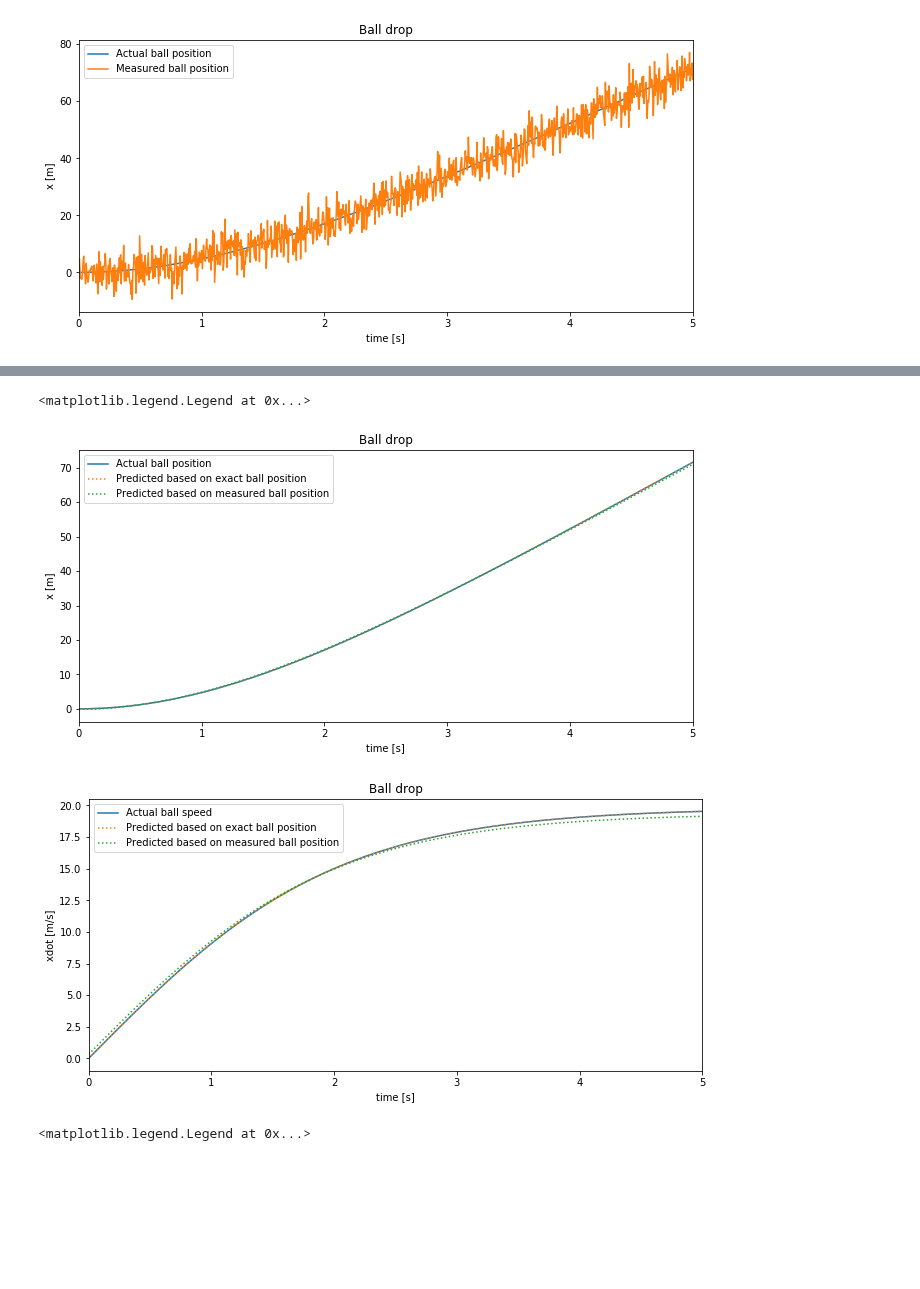
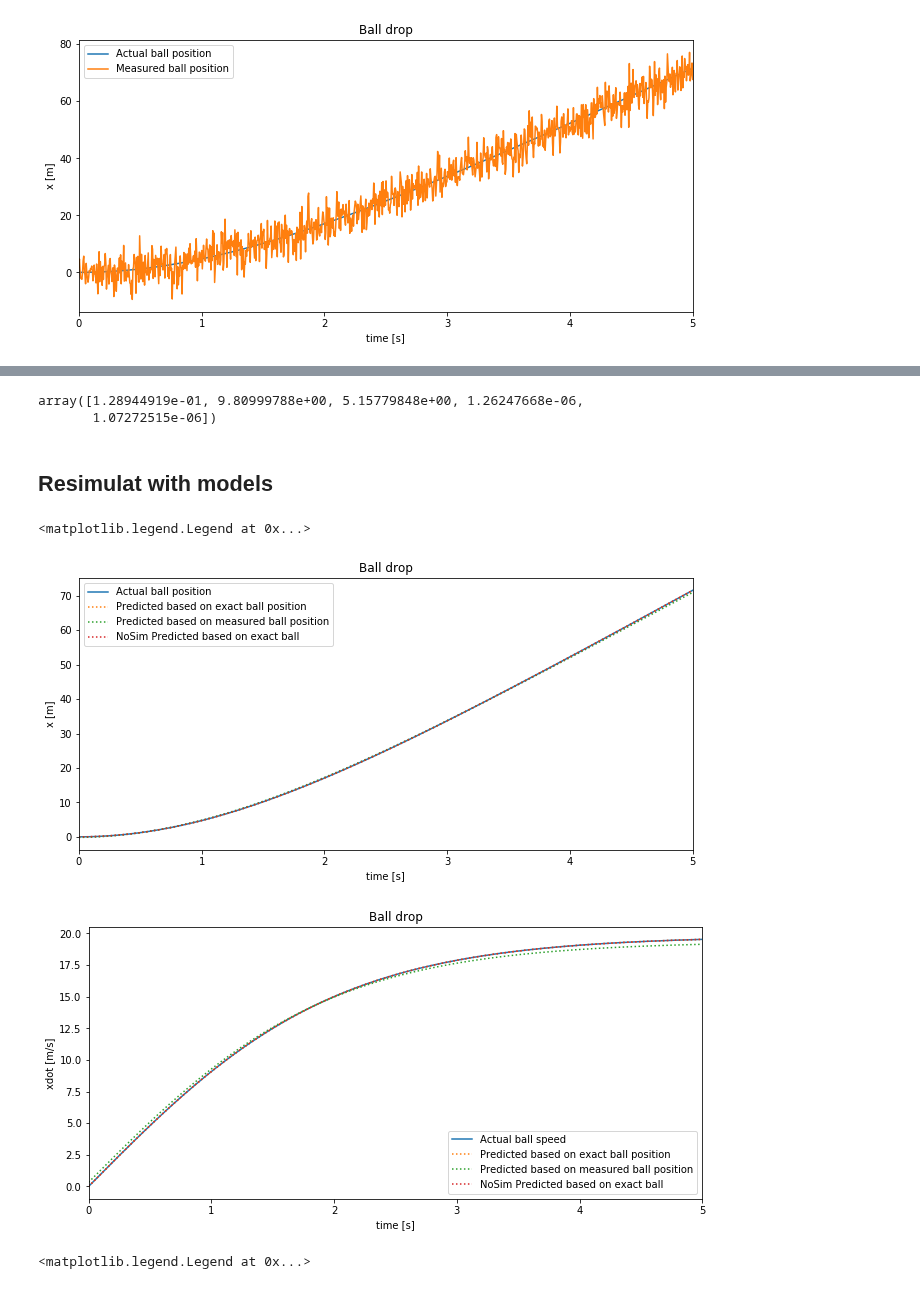
Before and after one commit to martinlarsalbert/rolldecay, a Jupyter notebook: notebooks/01.3_maa_MLE_ball_drop_air.ipynb, the cells around one changed output, grey strips where cells are left out. Drawn from its saved outputs; the diff is of its cells as text; code cells hidden in the pictures; blank space fills up the shorter version.

```diff
--- a/notebooks/01.3_maa_MLE_ball_drop_air.ipynb
+++ b/notebooks/01.3_maa_MLE_ball_drop_air.ipynb
@@ -112,7 +120,7 @@ def f(df,cd,g,m,x0,v0):
 
     return x
 # %%
-def fit(f,df,ydata,p0):
+def fit(f,df,ydata,p0=None):
 
     popt,pcov = curve_fit(f=f,xdata=df,ydata=ydata,p0=p0)
 
@@ -153,0 +164,8 @@ df_parameters.loc[parameters_measure.name] = parameters_measure
+# %%
+def f2(df,g,m,cd):
+    xdot = df['xdot']
+    return calculate_acceleration(g=g,cd=cd,m=m,u=xdot)
+# %%
+parameters_nosim, pcov = fit(f=f2, df=df, ydata=df['xdotdot'])
+parameters_nosim = pd.Series(data=parameters_nosim,name='nosim')
+df_parameters.loc[parameters_nosim.name] = parameters_nosim
@@ -153,0 +192,5 @@ df_parameters.loc[parameters_measure.name] = parameters_measure
+# %%
+result['x']
+# %% [output]
+array([1.28944919e-01, 9.80999788e+00, 5.15779848e+00, 1.26247668e-06,
+       1.07272515e-06])
@@ -154,46 +208,54 @@ df_parameters.loc[parameters_measure.name] = parameters_measure
+# %% [markdown]
+## Resimulat with models
 # %%
 results = df.copy()
 results.drop(columns = ['x','x_measure'], inplace=True)
-
 states = simulate(t=t,**parameters)
 results['x'] = states[:,0]
 results['xdot'] = states[:,1]
 
 results_measure = df.copy()
 results_measure.drop(columns = ['x','x_measure'], inplace=True)
-
 states = simulate(t=t,**parameters_measure)
 results_measure['x'] = states[:,0]
 results_measure['xdot'] = states[:,1]
+
+results_nosim = df.copy()
+results_nosim.drop(columns = ['x','x_measure'], inplace=True)
+states = simulate(t=t,**parameters_nosim,x0=0,v0=0)
+results_nosim['x'] = states[:,0]
+results_nosim['xdot'] = states[:,1]
 # %%
 fig,ax = plt.subplots()
 fig.set_size_inches(11,5)
 
 df.plot(y='x', label = 'Actual ball position', ax=ax)
 results.plot(y='x', label = 'Predicted based on exact ball position', style=':', ax=ax)
 results_measure.plot(y='x', label = 'Predicted based on measured ball position', style=':', ax=ax)
+results_nosim.plot(y='x', label = 'NoSim Predicted based on exact ball', style=':', ax=ax)
 
 ax.set_title('Ball drop')
 ax.set_xlabel('time [s]')
 ax.set_ylabel('x [m]')
 ax.legend()
 
 
 fig,ax = plt.subplots()
 fig.set_size_inches(11,5)
 
 df.plot(y='xdot', label = 'Actual ball speed', ax=ax)
 results.plot(y='xdot', label = 'Predicted based on exact ball position', style=':', ax=ax)
 results_measure.plot(y='xdot', label = 'Predicted based on measured ball position', style=':', ax=ax)
+results_nosim.plot(y='xdot', label = 'NoSim Predicted based on exact ball', style=':', ax=ax)
 
 ax.set_title('Ball drop')
 ax.set_xlabel('time [s]')
 ax.set_ylabel('xdot [m/s]')
 ax.legend()
 # %% [output]
 <matplotlib.legend.Legend at 0x...>
-[figure, old version]
+[figure, new version]
-[figure, old version]
+[figure, new version]
 # %%
 results['x_error'] = df['x'] - results['x']
 results['xdot_error'] = df['xdot'] - results['xdot']
```
Also changed, not shown: parts of 12 cells of this notebook.
